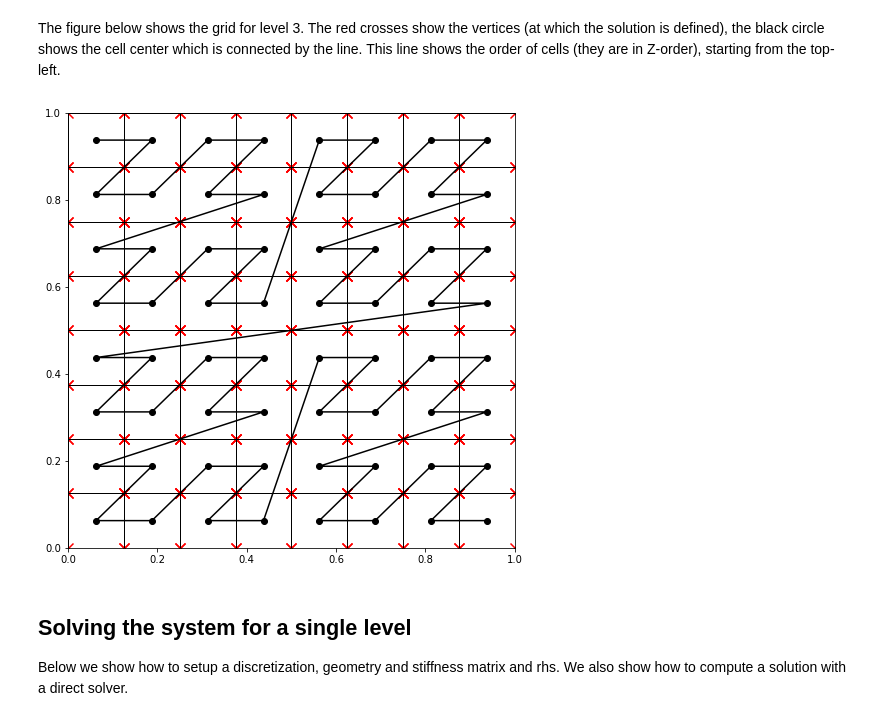
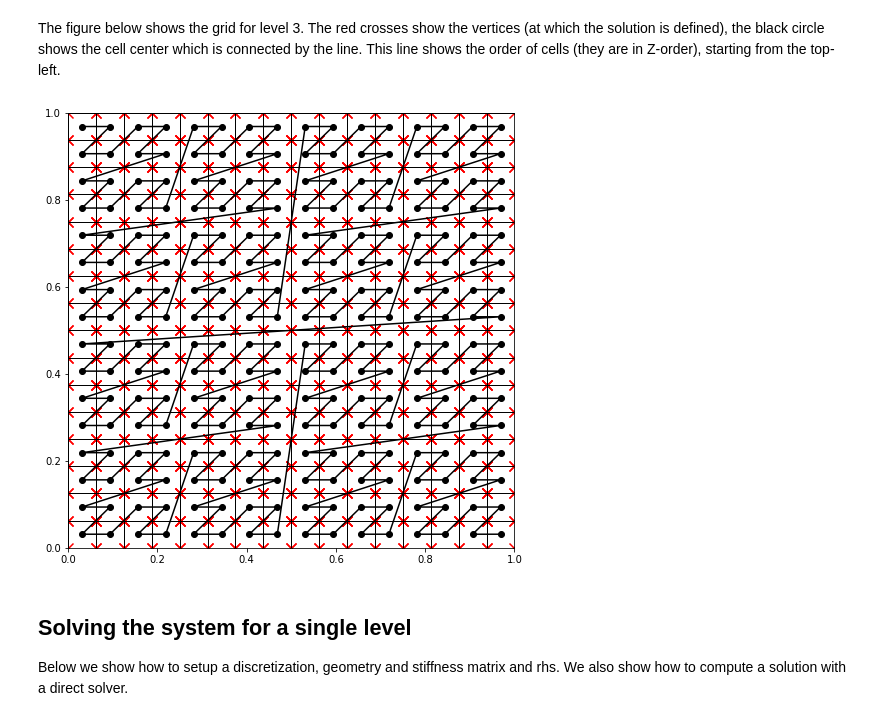
Before and after one commit to saiftyfirst/MolecularDynamics, a Jupyter notebook: mg_assignment/notebooks/2DMultigrid_Exam.ipynb, the cells around one changed output. Cells and saved outputs as stored; diff of their text form; code cells hidden in the pictures.

```diff
--- a/mg_assignment/notebooks/2DMultigrid_Exam.ipynb
+++ b/mg_assignment/notebooks/2DMultigrid_Exam.ipynb
@@ -146,19 +149,19 @@ The red crosses show the vertices (at which the solution is defined), the black
 # %%
 import matplotlib.pyplot as plt
 fig, ax = plt.subplots(figsize=(8,8))
 ax.set_xlim(geometry.grid.offset[0], geometry.grid.size)
 ax.set_ylim(geometry.grid.offset[1], geometry.grid.size)
 plotter.plot_grid(fig,
                   ax,
                   geometry.grid,
-                  level=3,
+                  level=4,
                   c='black',
                   vertices=geometry.vertices_idx_to_coords,
                   plot_curve=True,
                   plot_center=True,
                   plot_vertices=True)
 # %% [output]
-[figure, old version]
+[figure, new version]
 # %% [markdown]
 ## Solving the system for a single level
 Below we show how to setup a discretization, geometry and stiffness matrix and rhs.
```
Also changed, not shown: parts of 16 cells of this notebook.
